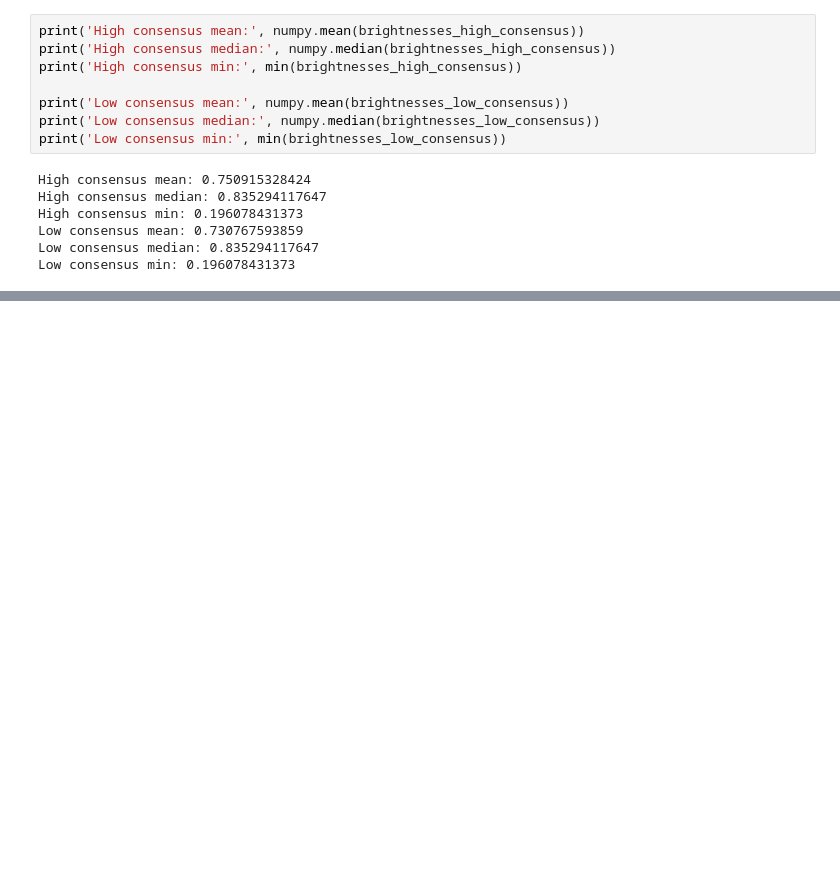
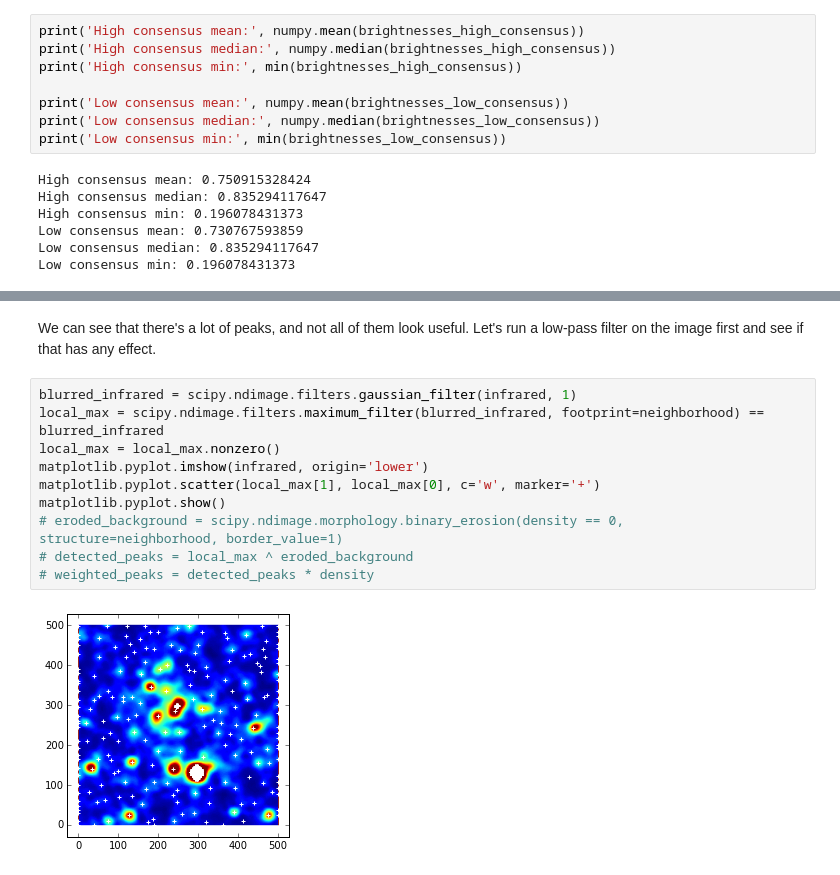
Before and after one commit to chengsoonong/crowdastro, a Jupyter notebook: notebooks/potential_host_counting.ipynb, the cells around one changed output, grey strips where cells are left out. Cells and saved outputs as stored; diff of their text form; blank space fills up the shorter version.

Commit message:
Peak detection.

```diff
--- a/notebooks/potential_host_counting.ipynb
+++ b/notebooks/potential_host_counting.ipynb
@@ -580,0 +597,14 @@ Low consensus min: 0.196078431373
+# %% [markdown]
+We can see that there's a lot of peaks, and not all of them look useful. Let's run a low-pass filter on the image first and see if that has any effect.
+# %%
+blurred_infrared = scipy.ndimage.filters.gaussian_filter(infrared, 1)
+local_max = scipy.ndimage.filters.maximum_filter(blurred_infrared, footprint=neighborhood) == blurred_infrared
+local_max = local_max.nonzero()
+matplotlib.pyplot.imshow(infrared, origin='lower')
+matplotlib.pyplot.scatter(local_max[1], local_max[0], c='w', marker='+')
+matplotlib.pyplot.show()
+# eroded_background = scipy.ndimage.morphology.binary_erosion(density == 0, structure=neighborhood, border_value=1)
+# detected_peaks = local_max ^ eroded_background
+# weighted_peaks = detected_peaks * density
+# %% [output]
+[figure, added]
```
Also changed, not shown: parts of 11 cells of this notebook.
